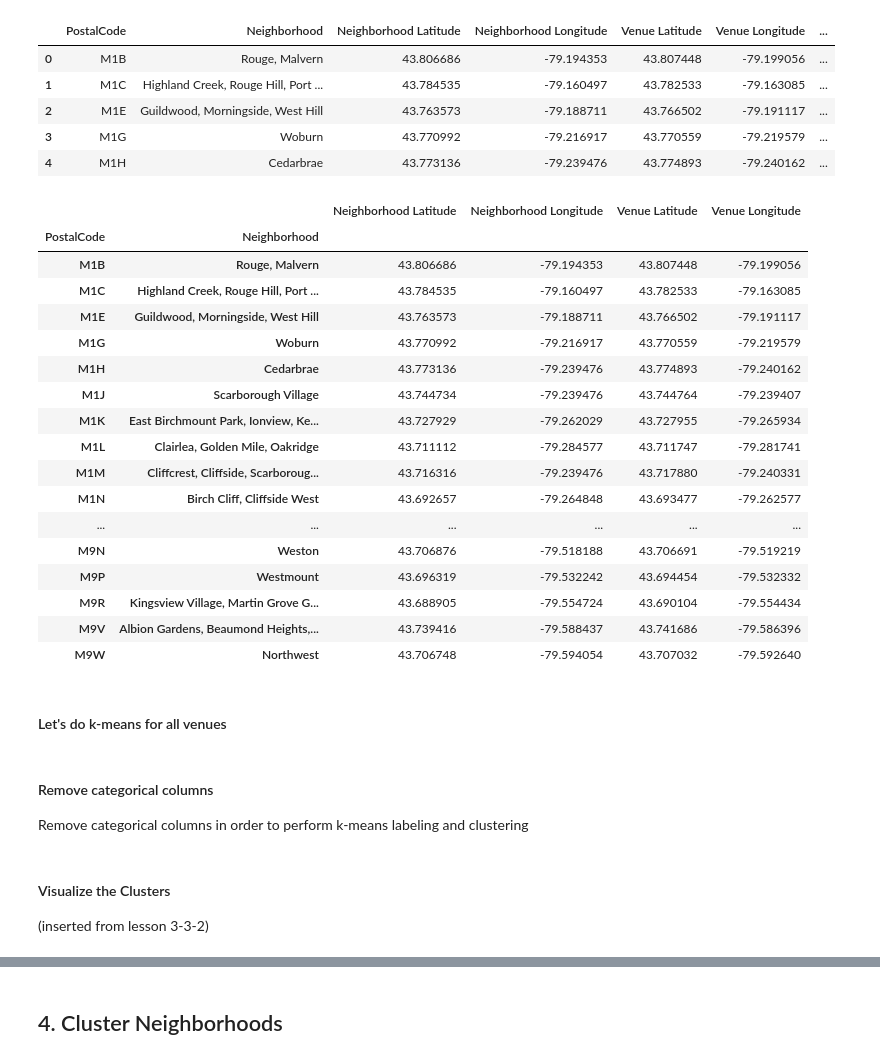
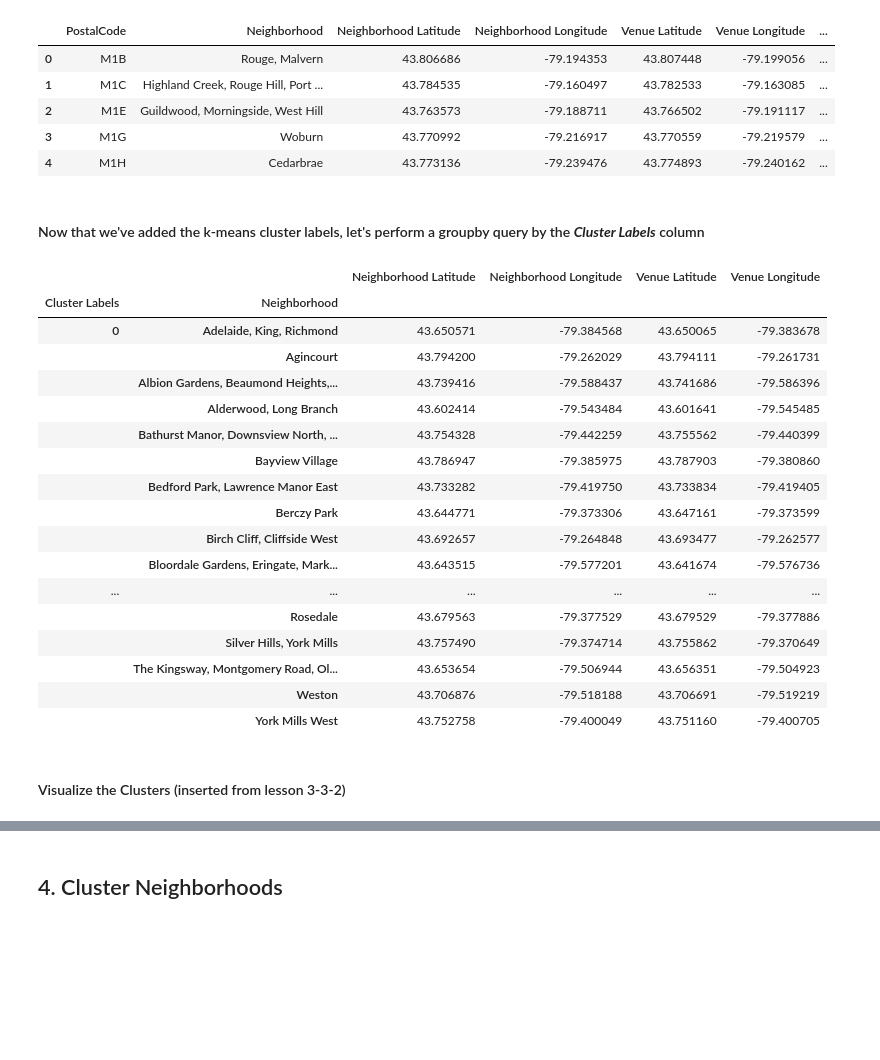
Before and after one commit to jboyce95/Coursera-IBM-DS-Capstone_Wk4-5, a Jupyter notebook: Coursera_Capstone_Toronto_Wk4-5.ipynb, the cells around one changed output, grey strips where cells are left out. Drawn from its saved outputs; the diff is of its cells as text; code cells hidden in the pictures; blank space fills up the shorter version.

Commit message:
plotted venue clusters with labels

```diff
--- a/Coursera_Capstone_Toronto_Wk4-5.ipynb
+++ b/Coursera_Capstone_Toronto_Wk4-5.ipynb
@@ -573,43 +575,32 @@ toronto_venues_groupby_AddKmeansLabels.head() #great, but still needs Neighborho
 | 2 | M1E | Guildwood, Morningside, West Hill | 43.763573 | -79.188711 | 43.766502 | -79.191117 | ... |
 | 3 | M1G | Woburn | 43.770992 | -79.216917 | 43.770559 | -79.219579 | ... |
 | 4 | M1H | Cedarbrae | 43.773136 | -79.239476 | 43.774893 | -79.240162 | ... |
-# %%
-#groupby toronto venues to later add latitudes, longitudes to onehot dataframe
-#TRY TO ADD NEIGHBORHOOD COLUMN!!!
-
-#toronto_venues.groupby(toronto_venues.loc['PostalCode', 'Neighborhood']).mean().head() #TRY TO ADD NEIG
-
-#df.groupby(['col5','col2']).size().reset_index().groupby('col2')[[0]].max() #example from stackoverflow
-
-#toronto_venues.groupby(['PostalCode', 'Neighborhood']).size().reset_index().groupby('Neighborhood')[[0]].mean() #TypeError: unhashable type: 'list' V1
-toronto_venues.groupby(['PostalCode', 'Neighborhood']).mean()  #.shape #toronto_venues.groupby(['PostalCode', 'Neighborhood']).size().groupby(level=1).mean()
-# %% [output]
-|  |  | Neighborhood Latitude | Neighborhood Longitude | Venue Latitude | Venue Longitude |
-| PostalCode | Neighborhood |  |  |  |  |
-| M1B | Rouge, Malvern | 43.806686 | -79.194353 | 43.807448 | -79.199056 |
-| M1C | Highland Creek, Rouge Hill, Port ... | 43.784535 | -79.160497 | 43.782533 | -79.163085 |
-| M1E | Guildwood, Morningside, West Hill | 43.763573 | -79.188711 | 43.766502 | -79.191117 |
-| M1G | Woburn | 43.770992 | -79.216917 | 43.770559 | -79.219579 |
-| M1H | Cedarbrae | 43.773136 | -79.239476 | 43.774893 | -79.240162 |
-| M1J | Scarborough Village | 43.744734 | -79.239476 | 43.744764 | -79.239407 |
-| M1K | East Birchmount Park, Ionview, Ke... | 43.727929 | -79.262029 | 43.727955 | -79.265934 |
-| M1L | Clairlea, Golden Mile, Oakridge | 43.711112 | -79.284577 | 43.711747 | -79.281741 |
-| M1M | Cliffcrest, Cliffside, Scarboroug... | 43.716316 | -79.239476 | 43.717880 | -79.240331 |
-| M1N | Birch Cliff, Cliffside West | 43.692657 | -79.264848 | 43.693477 | -79.262577 |
-| ... | ... | ... | ... | ... | ... |
-| M9N | Weston | 43.706876 | -79.518188 | 43.706691 | -79.519219 |
-| M9P | Westmount | 43.696319 | -79.532242 | 43.694454 | -79.532332 |
-| M9R | Kingsview Village, Martin Grove G... | 43.688905 | -79.554724 | 43.690104 | -79.554434 |
-| M9V | Albion Gardens, Beaumond Heights,... | 43.739416 | -79.588437 | 43.741686 | -79.586396 |
-| M9W | Northwest | 43.706748 | -79.594054 | 43.707032 | -79.592640 |
+# %% [markdown]
+#### Now that we've added the k-means cluster labels, let's perform a groupby query by the **_Cluster Labels_** column
+# %%
+toronto_venues_groupby_AddKmeansLabels.groupby(['Cluster Labels', 'Neighborhood']).mean()
+# %% [output]
+|  |  | Neighborhood Latitude | Neighborhood Longitude | Venue Latitude | Venue Longitude |
+| Cluster Labels | Neighborhood |  |  |  |  |
+| 0 | Adelaide, King, Richmond | 43.650571 | -79.384568 | 43.650065 | -79.383678 |
+|  | Agincourt | 43.794200 | -79.262029 | 43.794111 | -79.261731 |
+|  | Albion Gardens, Beaumond Heights,... | 43.739416 | -79.588437 | 43.741686 | -79.586396 |
+|  | Alderwood, Long Branch | 43.602414 | -79.543484 | 43.601641 | -79.545485 |
+|  | Bathurst Manor, Downsview North, ... | 43.754328 | -79.442259 | 43.755562 | -79.440399 |
+|  | Bayview Village | 43.786947 | -79.385975 | 43.787903 | -79.380860 |
+|  | Bedford Park, Lawrence Manor East | 43.733282 | -79.419750 | 43.733834 | -79.419405 |
+|  | Berczy Park | 43.644771 | -79.373306 | 43.647161 | -79.373599 |
+|  | Birch Cliff, Cliffside West | 43.692657 | -79.264848 | 43.693477 | -79.262577 |
+|  | Bloordale Gardens, Eringate, Mark... | 43.643515 | -79.577201 | 43.641674 | -79.576736 |
+| ... | ... | ... | ... | ... | ... |
+|  | Rosedale | 43.679563 | -79.377529 | 43.679529 | -79.377886 |
+|  | Silver Hills, York Mills | 43.757490 | -79.374714 | 43.755862 | -79.370649 |
+|  | The Kingsway, Montgomery Road, Ol... | 43.653654 | -79.506944 | 43.656351 | -79.504923 |
+|  | Weston | 43.706876 | -79.518188 | 43.706691 | -79.519219 |
+|  | York Mills West | 43.752758 | -79.400049 | 43.751160 | -79.400705 |
 # %%
 #merge latitude, longitude
 #manhattan_merged = manhattan_data
 
 # merge toronto_grouped with toronto_data to add latitude/longitude for each neighborhood
 #manhattan_merged = manhattan_merged.join(neighborhoods_venues_sorted.set_index('Neighborhood'), on='Neighborhood')
-# %% [markdown]
-#### Let's do k-means for all venues
-# %% [markdown]
-#### Remove categorical columns
-Remove categorical columns in order to perform k-means labeling and clustering
@@ -618,6 +607,5 @@ toronto_venues_onehot_4map = toronto_venues_onehot_4labels
 # %% [markdown]
-#### Visualize the Clusters
-(inserted from lesson 3-3-2)
+#### Visualize the Clusters (inserted from lesson 3-3-2)
 # %%
 # create map
 latitude = 43.72
```
Also changed, not shown: parts of 18 cells of this notebook.
